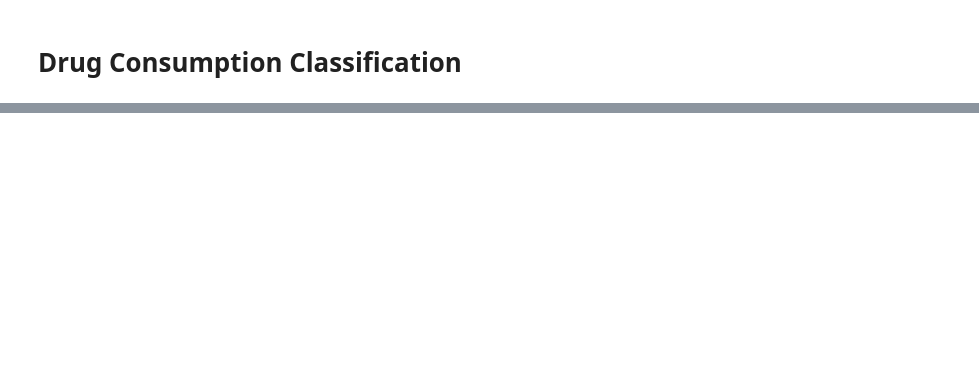
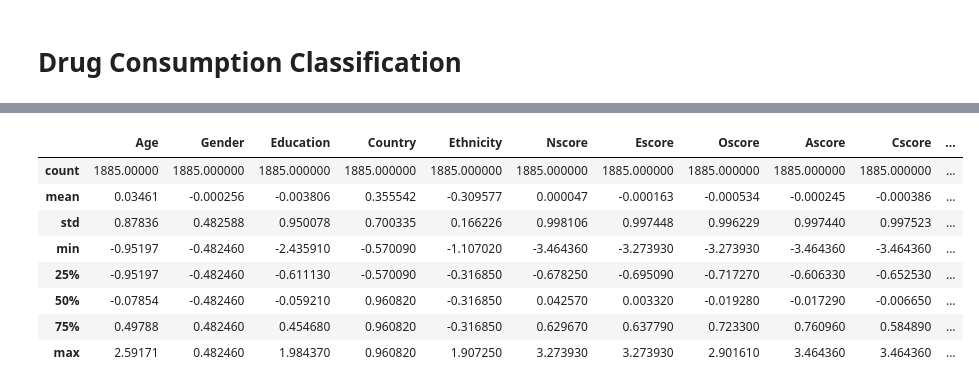
Before and after one commit to vasco-oliv/IA_P2, a Jupyter notebook: notebook.ipynb, the cells around one changed output, grey strips where cells are left out. Cells and saved outputs as stored; diff of their text form; code cells hidden in the pictures; blank space fills up the shorter version.

```diff
--- a/notebook.ipynb
+++ b/notebook.ipynb
@@ -32,2 +31,14 @@ dataset.head(20)
+# %%
+dataset.describe()
+# %% [output]
+|  | Age | Gender | Education | Country | Ethnicity | Nscore | Escore | Oscore | Ascore | Cscore | ... |
+| count | 1885.00000 | 1885.000000 | 1885.000000 | 1885.000000 | 1885.000000 | 1885.000000 | 1885.000000 | 1885.000000 | 1885.000000 | 1885.000000 | ... |
+| mean | 0.03461 | -0.000256 | -0.003806 | 0.355542 | -0.309577 | 0.000047 | -0.000163 | -0.000534 | -0.000245 | -0.000386 | ... |
+| std | 0.87836 | 0.482588 | 0.950078 | 0.700335 | 0.166226 | 0.998106 | 0.997448 | 0.996229 | 0.997440 | 0.997523 | ... |
+| min | -0.95197 | -0.482460 | -2.435910 | -0.570090 | -1.107020 | -3.464360 | -3.273930 | -3.273930 | -3.464360 | -3.464360 | ... |
+| 25% | -0.95197 | -0.482460 | -0.611130 | -0.570090 | -0.316850 | -0.678250 | -0.695090 | -0.717270 | -0.606330 | -0.652530 | ... |
+| 50% | -0.07854 | -0.482460 | -0.059210 | 0.960820 | -0.316850 | 0.042570 | 0.003320 | -0.019280 | -0.017290 | -0.006650 | ... |
+| 75% | 0.49788 | 0.482460 | 0.454680 | 0.960820 | -0.316850 | 0.629670 | 0.637790 | 0.723300 | 0.760960 | 0.584890 | ... |
+| max | 2.59171 | 0.482460 | 1.984370 | 0.960820 | 1.907250 | 3.273930 | 3.273930 | 2.901610 | 3.464360 | 3.464360 | ... |
 # %%
 age_col = {
```
Also changed, not shown: parts of 11 cells of this notebook.
